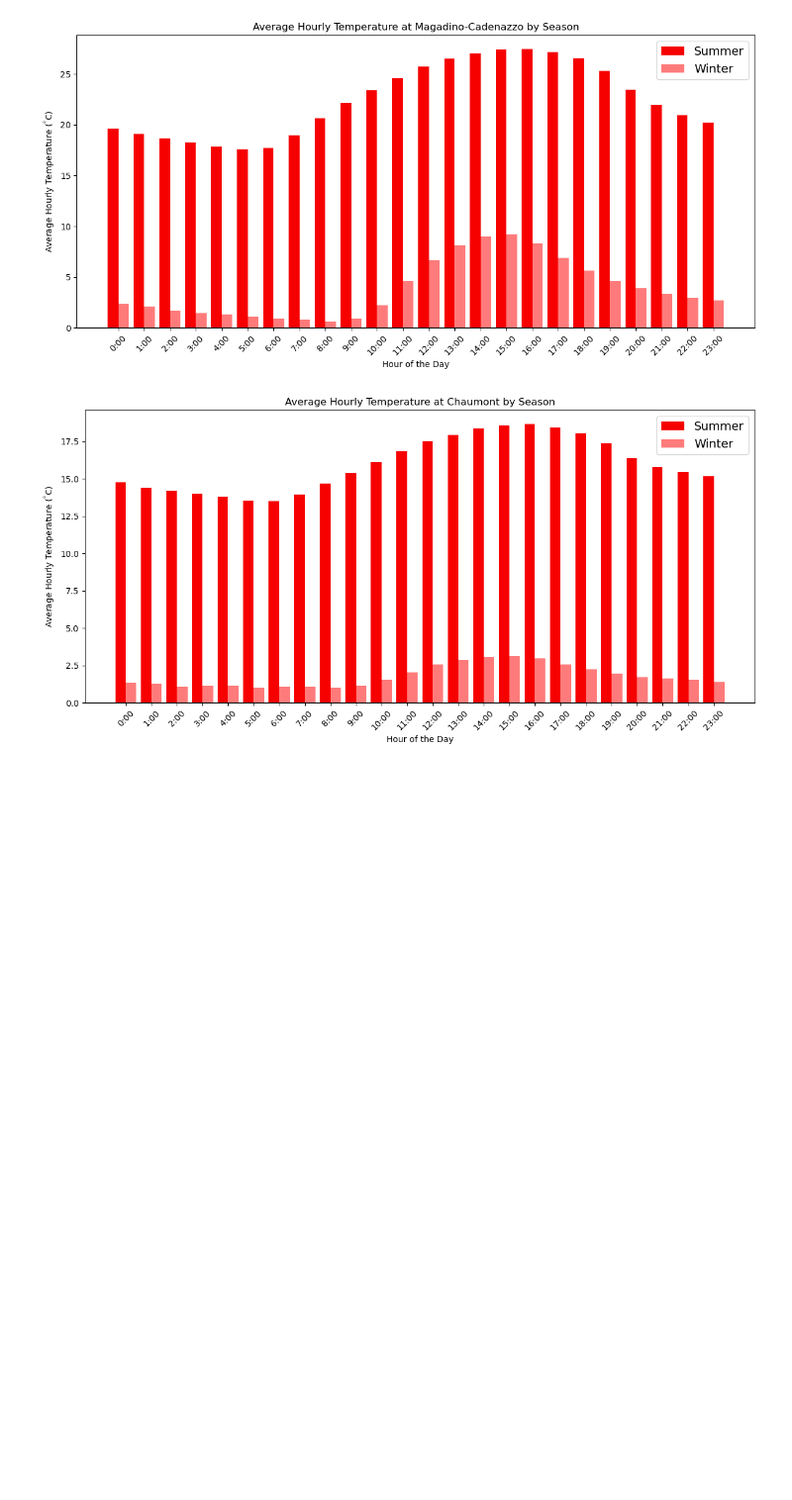
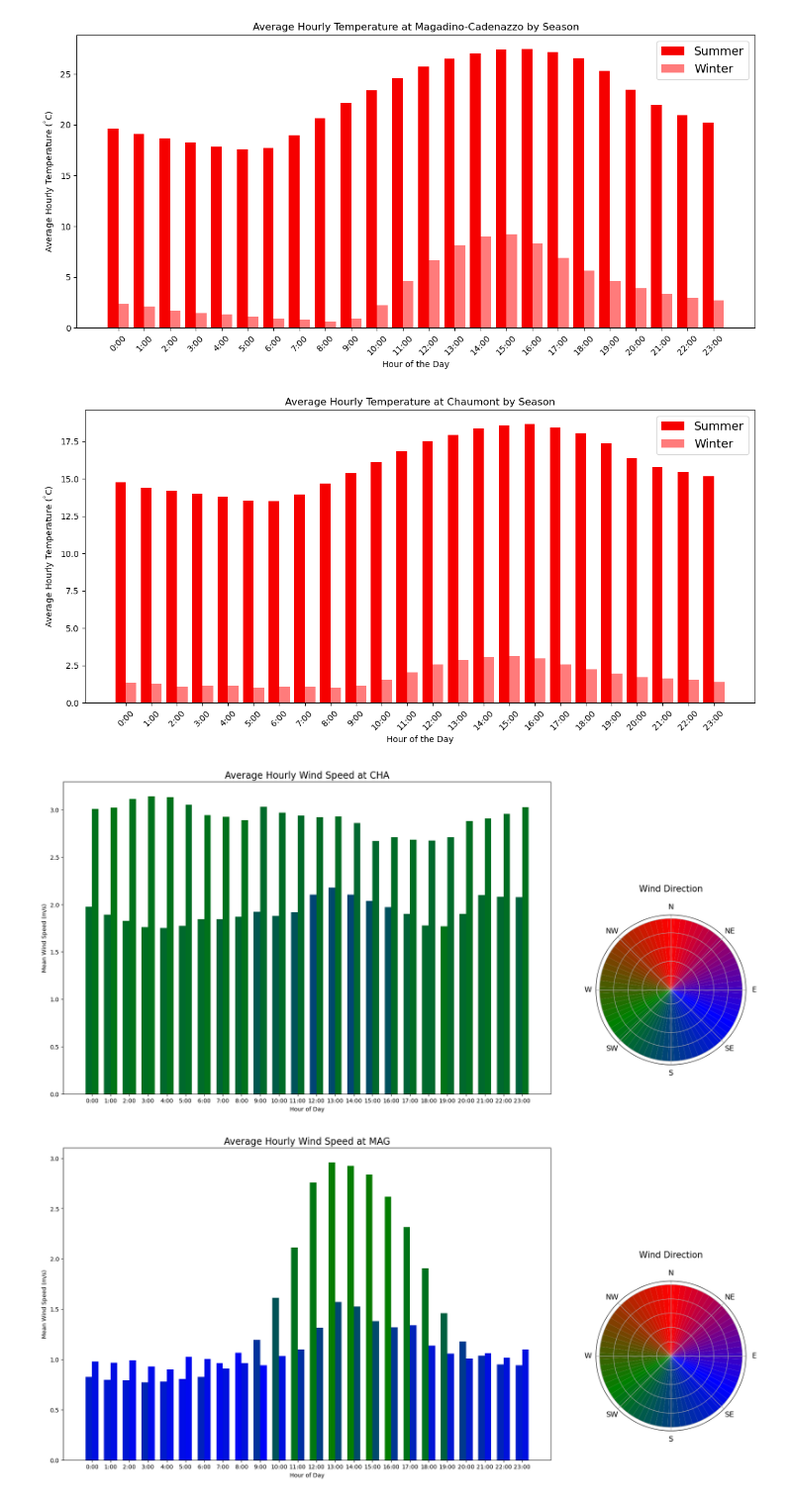
Before and after one commit to alexhvrl/PROJET-AIR-POLLUTION, a Jupyter notebook: QU5_YOAN/Question5_YOAN.ipynb, the cells around one changed output. Shown at 99% size. Saved outputs shown, nothing was run; the diff lists cells and outputs as text; code cells hidden in the pictures; blank space fills up the shorter version.

```diff
--- a/QU5_YOAN/Question5_YOAN.ipynb
+++ b/QU5_YOAN/Question5_YOAN.ipynb
@@ -78,3 +78,81 @@ for station in ['Magadino-Cadenazzo', 'Chaumont']:
 # %% [output]
 [figure]
 [figure]
+# %%
+import pandas as pd
+import numpy as np
+import matplotlib.pyplot as plt
+import matplotlib.colors as mcolors
+
+# --- Load and prepare the data ---
+file_path = 'Wind Speed and Direction.csv'  # Replace with your actual file path
+df = pd.read_csv(file_path, delimiter=';')
+
+# Fix decimal commas
+for col in ['vCHA', 'vMAG']:
+    df[col] = df[col].astype(str).str.replace(',', '.').astype(float)
+
+df['time'] = pd.to_datetime(df['time'], format='%d.%m.%Y %H:%M')
+df['Month'] = df['time'].dt.month
+df['Hour'] = df['time'].dt.hour
+
+# Define seasons
+df['Season'] = np.where(df['Month'].isin([12, 1, 2]), 'Winter',
+                        np.where(df['Month'].isin([6, 7, 8]), 'Summer', 'Other'))
+df = df[df['Season'].isin(['Winter', 'Summer'])]  # Keep only winter and summer
+
+# --- Color functions ---
+def direction_to_color(direction_deg):
+    """Map direction to RGB using circular colormap."""
+    cmap = mcolors.LinearSegmentedColormap.from_list("wind_dir_cmap", ["red", "blue", "green", "red"])
+    return cmap(direction_deg / 360)
+
+# --- Plotting ---
+for station in ['CHA', 'MAG']:
+    fig = plt.figure(figsize=(18, 10))
+
+    # Main bar plot
+    ax = fig.add_axes([0.07, 0.15, 0.65, 0.75])  # [left, bottom, width, height]
+    bar_width = 0.35
+    x = np.arange(24)
+
+    for season, offset_dir in zip(['Summer', 'Winter'], [-bar_width/2, bar_width/2]):
+        season_data = df[df['Season'] == season]
+        mean_speed = season_data.groupby('Hour')[f'v{station}'].mean()
+        mean_direction = season_data.groupby('Hour')[f'd{station}'].mean()
+
+        # Bar positions and colors
+        x_pos = x + offset_dir
+        bar_colors = [direction_to_color(d) for d in mean_direction]
+
+        ax.bar(x_pos, mean_speed, width=bar_width, color=bar_colors)
+
+    # Axis formatting
+    ax.set_xticks(x)
+    ax.set_xticklabels([f'{h}:00' for h in x])
+    ax.set_xlabel('Hour of Day')
+    ax.set_ylabel('Mean Wind Speed (m/s)')
+    ax.set_title(f'Average Hourly Wind Speed at {station}', fontsize=16)
+
+    # --- Wind Direction Color Ring (Legend) ---
+    legend_ax = fig.add_axes([0.78, 0.2, 0.2, 0.4], polar=True)  # [left, bottom, width, height]
+    norm = mcolors.Normalize(0, 360)
+    cmap = mcolors.LinearSegmentedColormap.from_list("wind_dir_cmap", ["red", "blue", "green", "red"])
+
+    for angle in range(0, 360, 5):
+        legend_ax.bar(np.deg2rad(angle), 1, width=np.deg2rad(5),
+                      color=cmap(norm(angle)), edgecolor='none')
+
+    # North facing up
+    legend_ax.set_theta_zero_location("N")
+    legend_ax.set_theta_direction(-1)
+
+    legend_ax.set_yticklabels([])
+    legend_ax.set_xticks(np.pi / 180. * np.linspace(0, 360, 8, endpoint=False))
+    legend_ax.set_xticklabels(['N', 'NE', 'E', 'SE', 'S', 'SW', 'W', 'NW'], fontsize=13)
+    legend_ax.set_title('Wind Direction', fontsize=15, pad=20)
+
+    plt.show()
+# %% [output]
+[figure, added]
+[figure, added]
```
Also changed, not shown: 1 other file.
